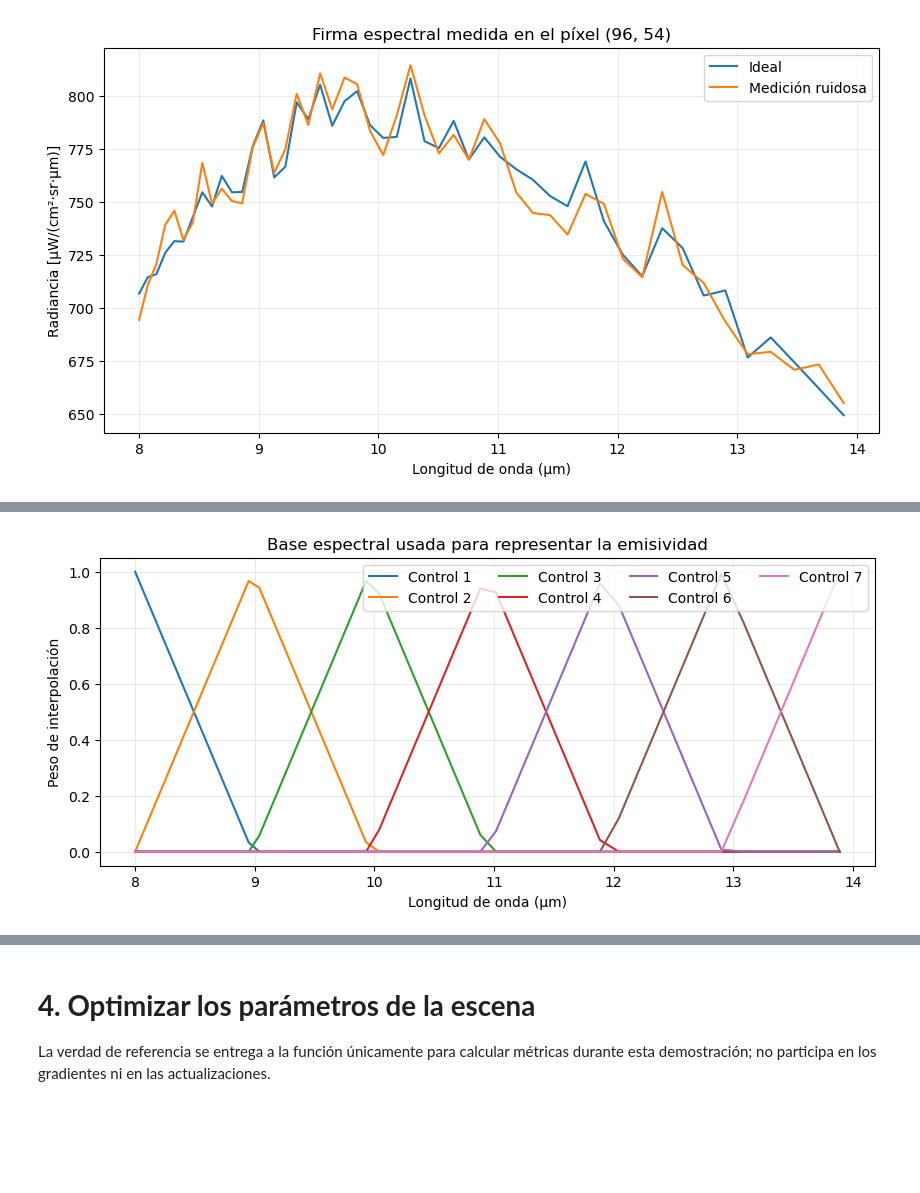
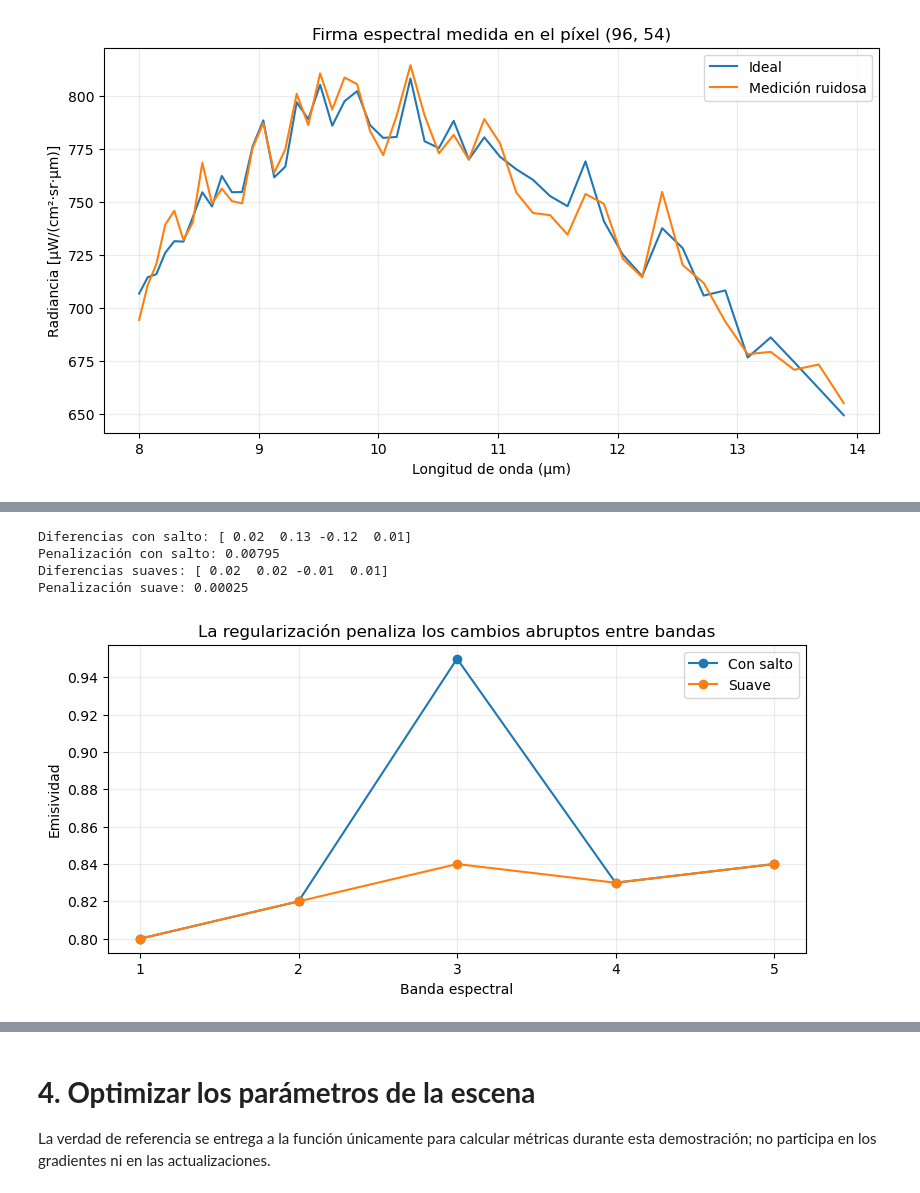
Before and after one commit to semilleroCV/Hands-on-Computer-Vision, a Jupyter notebook: sesiones/sesion10/Sesion10_3.ipynb, the cells around one changed output, grey strips where cells are left out. Drawn from its saved outputs; the diff is of its cells as text; code cells hidden in the pictures; blank space fills up the shorter version.

Commit message:
Use Tikhonov regularization for spectral emissivity

```diff
--- a/sesiones/sesion10/Sesion10_3.ipynb
+++ b/sesiones/sesion10/Sesion10_3.ipynb
@@ -240,30 +253,36 @@ Sin restricciones, cada píxel tendría 51 incógnitas —distancia, temperatura
 # %%
-#@title **Construir una representación compacta de la emisividad**
-n_emissivity_controls = 7
-control_wavelengths = np.linspace(wavelengths[0], wavelengths[-1], n_emissivity_controls)
-emissivity_basis = np.stack(
-    [
-        np.interp(
-            wavelengths,
-            control_wavelengths,
-            np.eye(n_emissivity_controls)[control],
-        )
-        for control in range(n_emissivity_controls)
-    ],
-    axis=1,
-).astype(np.float32)
+#@title **Entender la penalización de suavidad con un ejemplo**
+emissivity_with_jump = np.array([0.80, 0.82, 0.95, 0.83, 0.84])
+smooth_emissivity = np.array([0.80, 0.82, 0.84, 0.83, 0.84])
 
-plt.figure(figsize=(10, 4))
-for control in range(n_emissivity_controls):
-    plt.plot(wavelengths, emissivity_basis[:, control], label=f"Control {control + 1}")
-plt.xlabel("Longitud de onda (µm)")
-plt.ylabel("Peso de interpolación")
-plt.title("Base espectral usada para representar la emisividad")
+differences_with_jump = np.diff(emissivity_with_jump)
+smooth_differences = np.diff(smooth_emissivity)
+
+penalty_with_jump = np.mean(differences_with_jump**2)
+smooth_penalty = np.mean(smooth_differences**2)
+
+print("Diferencias con salto:", differences_with_jump)
+print(f"Penalización con salto: {penalty_with_jump:.5f}")
+print("Diferencias suaves:", smooth_differences)
+print(f"Penalización suave: {smooth_penalty:.5f}")
+
+example_bands = np.arange(1, 6)
+plt.figure(figsize=(9, 4))
+plt.plot(example_bands, emissivity_with_jump, marker="o", label="Con salto")
+plt.plot(example_bands, smooth_emissivity, marker="o", label="Suave")
+plt.xlabel("Banda espectral")
+plt.ylabel("Emisividad")
+plt.title("La regularización penaliza los cambios abruptos entre bandas")
+plt.xticks(example_bands)
 plt.grid(alpha=0.25)
-plt.legend(ncol=4)
+plt.legend()
 plt.show()
 # %% [output]
+Diferencias con salto: [ 0.02  0.13 -0.12  0.01]
+Penalización con salto: 0.00795
+Diferencias suaves: [ 0.02  0.02 -0.01  0.01]
+Penalización suave: 0.00025
-[figure, old version]
+[figure, new version]
 # %% [markdown]
 Las derivadas del modelo directo son
 
```
Also changed, not shown: parts of 11 cells of this notebook.
